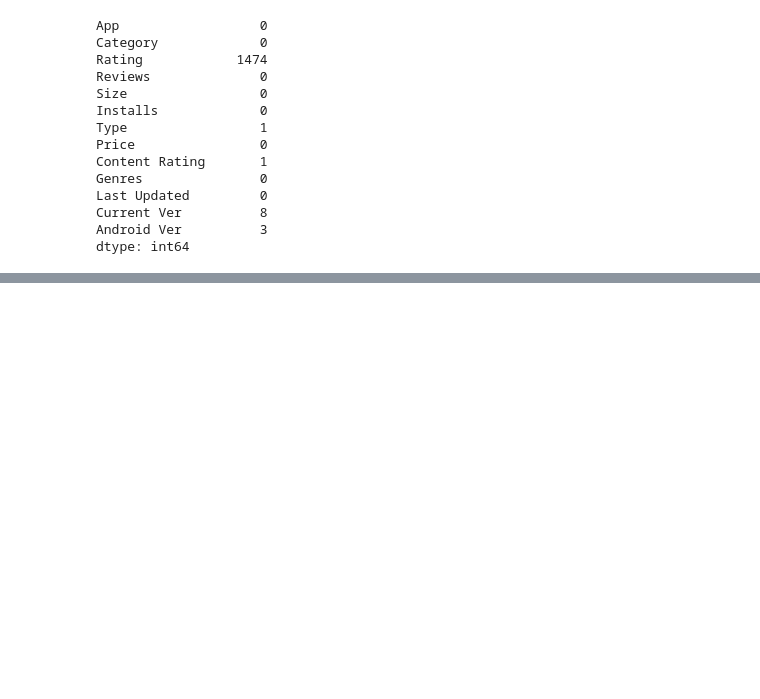
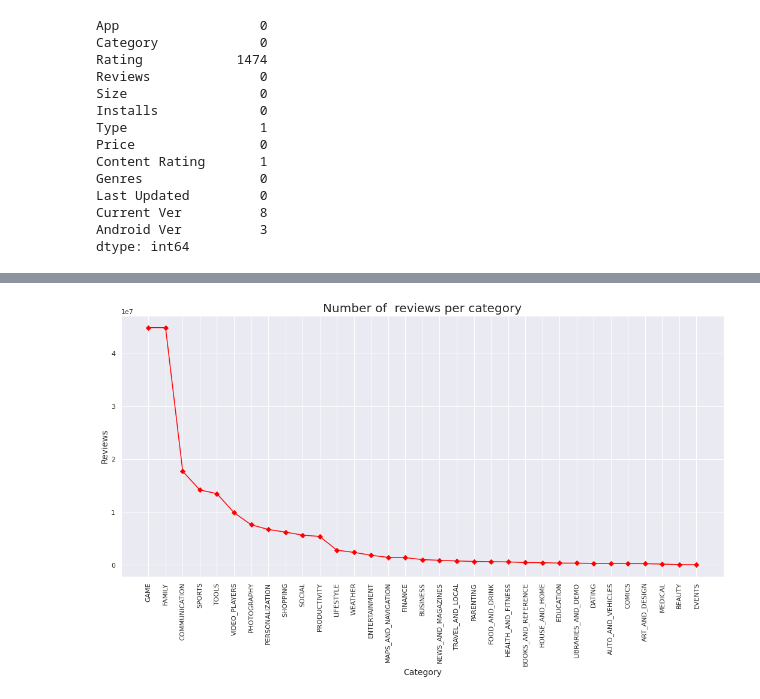
Before and after one commit to murodjonabdujabbor33/Mobapp-studio, a Jupyter notebook: Mobapp_studio.ipynb, the cells around one changed output, grey strips where cells are left out. Drawn from its saved outputs; the diff is of its cells as text; code cells hidden in the pictures; blank space fills up the shorter version.

```diff
--- a/Mobapp_studio.ipynb
+++ b/Mobapp_studio.ipynb
@@ -103,0 +188,19 @@ clean_dataset(apps_data)
+# %%
+def reviews_category(dataset):
+  # Max rating of per Category
+  df = dataset.groupby('Category', as_index=False)[['Reviews']].max()
+  df.sort_values(by='Reviews', ascending=False, inplace=True)
+  Category = df.Category.values.tolist()
+  Reviews = df.Reviews.values.tolist()
+  plt.figure(figsize = (18, 8))
+  plt.plot(Category, Reviews, color='red', marker='D')
+  plt.title('Number of  reviews per category', fontsize=20)
+  plt.xlabel('Category', fontsize=14)
+  plt.ylabel('Reviews', fontsize=14)
+  plt.xticks(rotation=90)
+  plt.grid(True)
+  plt.show()
+
+reviews_category(apps_data)
+# %% [output]
+[figure, added]
```
Also changed, not shown: parts of 22 cells of this notebook.
